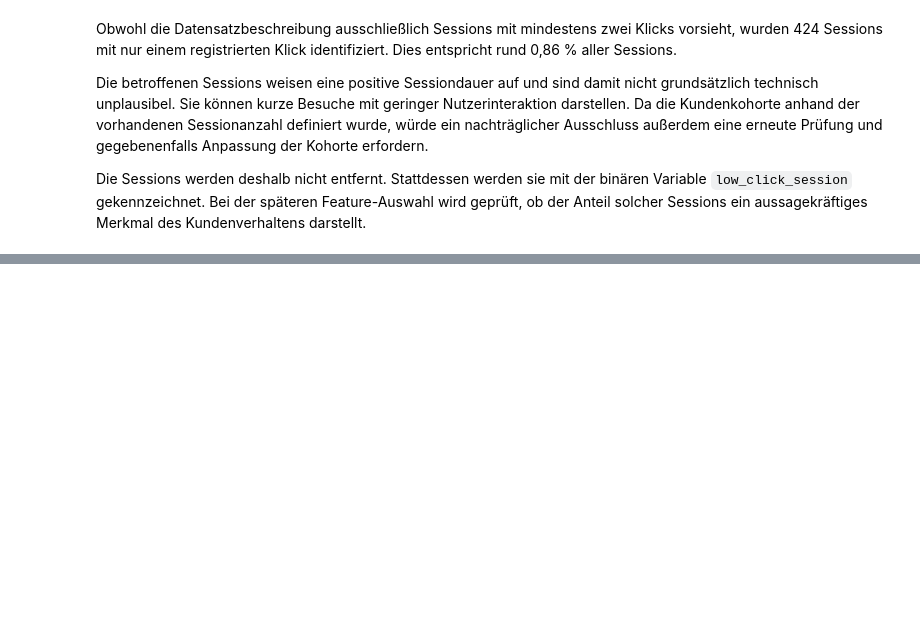
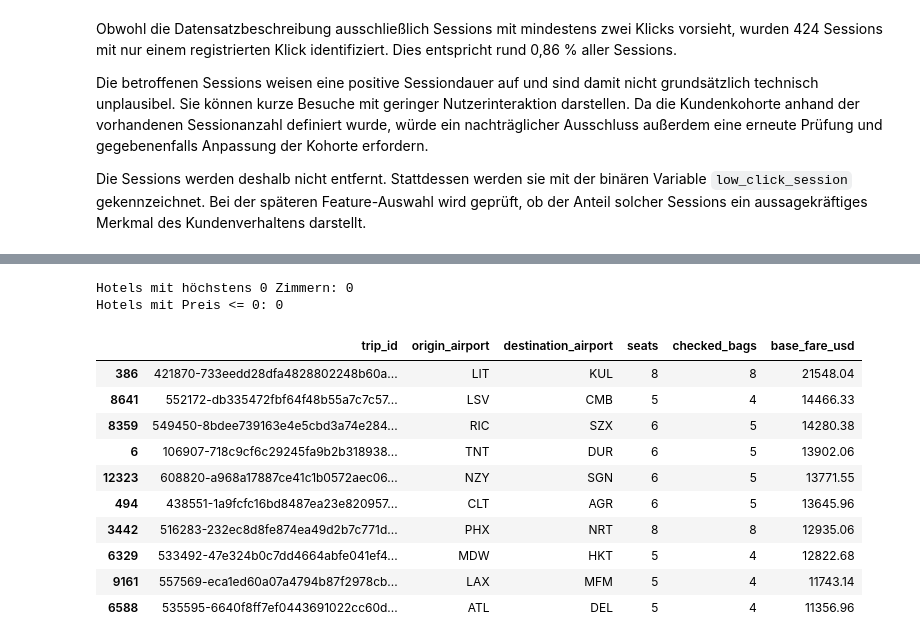
Before and after one commit to norawinkler/traveltide-customer-segmentation, a Jupyter notebook: notebooks/01_data_preparation.ipynb, the cells around one changed output, grey strips where cells are left out. Cells and saved outputs as stored; diff of their text form; code cells hidden in the pictures; blank space fills up the shorter version.

```diff
--- a/notebooks/01_data_preparation.ipynb
+++ b/notebooks/01_data_preparation.ipynb
@@ -867,0 +1339,43 @@ aussagekräftiges Merkmal des Kundenverhaltens darstellt.
+# %%
+# Konkrete Auffälligkeiten bei den Hotelbuchungen zählen.
+
+print(
+    "Hotels mit höchstens 0 Zimmern:",
+    (hotels["rooms"] <= 0).sum()
+)
+
+print(
+    "Hotels mit Preis <= 0:",
+    (hotels["hotel_per_room_usd"] <= 0).sum()
+)
+# %% [output]
+Hotels mit höchstens 0 Zimmern: 0
+Hotels mit Preis <= 0: 0
+# %%
+# Auffällige Extremwerte bei den Flugbuchungen ansehen.
+
+flights.nlargest(
+    10,
+    "base_fare_usd"
+)[
+    [
+        "trip_id",
+        "origin_airport",
+        "destination_airport",
+        "seats",
+        "checked_bags",
+        "base_fare_usd"
+    ]
+]
+# %% [output]
+|  | trip_id | origin_airport | destination_airport | seats | checked_bags | base_fare_usd |
+| 386 | 421870-733eedd28dfa4828802248b60a... | LIT | KUL | 8 | 8 | 21548.04 |
+| 8641 | 552172-db335472fbf64f48b55a7c7c57... | LSV | CMB | 5 | 4 | 14466.33 |
+| 8359 | 549450-8bdee739163e4e5cbd3a74e284... | RIC | SZX | 6 | 5 | 14280.38 |
+| 6 | 106907-718c9cf6c29245fa9b2b318938... | TNT | DUR | 6 | 5 | 13902.06 |
+| 12323 | 608820-a968a17887ce41c1b0572aec06... | NZY | SGN | 6 | 5 | 13771.55 |
+| 494 | 438551-1a9fcfc16bd8487ea23e820957... | CLT | AGR | 6 | 5 | 13645.96 |
+| 3442 | 516283-232ec8d8fe874ea49d2b7c771d... | PHX | NRT | 8 | 8 | 12935.06 |
+| 6329 | 533492-47e324b0c7dd4664abfe041ef4... | MDW | HKT | 5 | 4 | 12822.68 |
+| 9161 | 557569-eca1ed60a07a4794b87f2978cb... | LAX | MFM | 5 | 4 | 11743.14 |
+| 6588 | 535595-6640f8ff7ef0443691022cc60d... | ATL | DEL | 5 | 4 | 11356.96 |
```
Also changed, not shown: parts of 31 cells of this notebook.
